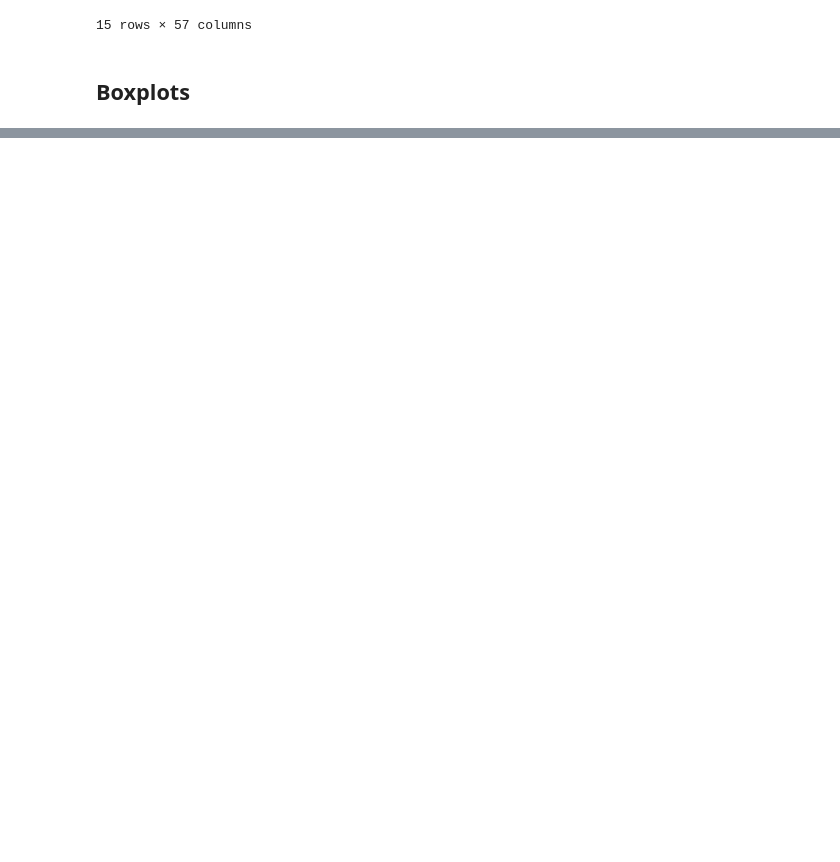
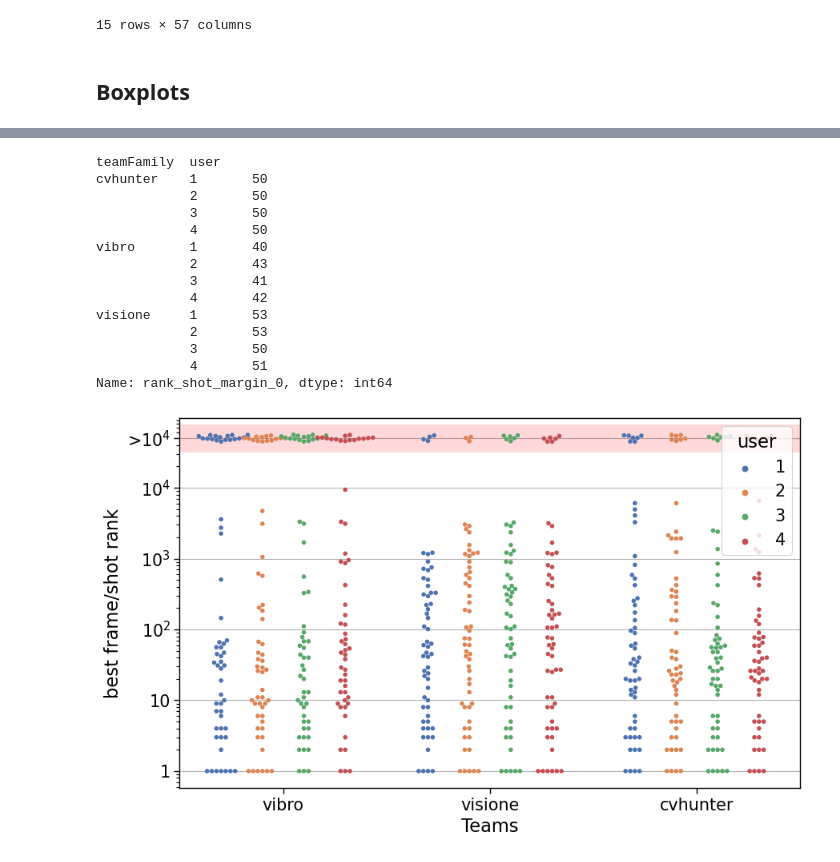
Before and after one commit to Visual-Computing/VBS22-Post-Evaluation, a Jupyter notebook: notebooks/Teams_Results_Analysis.ipynb, the cells around one changed output, grey strips where cells are left out. Saved outputs shown, nothing was run; the diff lists cells and outputs as text; code cells hidden in the pictures; blank space fills up the shorter version.

Commit message:
fixing some plots in Teams_Results_Analysis

```diff
--- a/notebooks/Teams_Results_Analysis.ipynb
+++ b/notebooks/Teams_Results_Analysis.ipynb
@@ -12,6 +12,7 @@ events_dir=f"{data_dir}/events"
 teams_list=  ['vibro1','vibro2','vibro3','vibro4','visione1','visione2','visione3','visione4','cvhunter1', 'cvhunter2','cvhunter3', 'cvhunter4'] #teams used in the analysis
 if not os.path.isdir(output_dir):
         os.makedirs(output_dir)
+sns.set_context("paper", font_scale=1.7) #rc={"font.size":15,"axes.titlesize":15,"axes.labelsize":15}
 # %% [markdown]
 # Loading and processing data
 # %%
@@ -244,0 +180,71 @@ Name: score, dtype: int64
+# %%
+ylabel={"rank_shot_margin_0":"best frame/shot rank", "rank_video":"best video rank", "score": "DRES Score"}
+# %%
+#x: team family, #y: rank best item
+
+df=df_results.copy(deep=True)
+max_records_plot=10000
+
+figsize = [10, 6]
+plot_column_name="rank_shot_margin_0"
+
+view = df[df[plot_column_name] != -1].groupby(['teamFamily', 'user']).agg('count')[plot_column_name]
+print(view) #checking if we can do a boxplot or if there are too many missing values
+
+where_missing_data_is = max_records_plot * 5
+#missing datapoints are set in some random lines after max_records_plot + k
+df.loc[df[plot_column_name] > max_records_plot, plot_column_name]=-1
+
+# select only some coumns of interest
+df = df[[plot_column_name, "teamFamily", "user", "task"]]
+df.sort_values(by=[plot_column_name])
+
+# Initialize the figure with a logarithmic y axis
+f, ax = plt.subplots(figsize=figsize)
+ax.set_yscale("log")
+r = list(range(0, int(math.log10(max_records_plot))))
+r = r + [r[-1] + 1]
+ax.set_yticks([10 ** x for x in r] + [where_missing_data_is])
+ax.set_yticklabels(['1' if x == 0 else '10' if x == 1 else f'10$^{x}$' for x in r] + [f'>10$^{r[-1]}$'])
+ax.yaxis.grid(True)
+ax.set(xlabel="Teams")
+ax.set(ylabel=ylabel[plot_column_name])
+
+# Plots boxplots
+#sns.
+#sns.boxplot(x="teamFamily", hue="user", y=plot_column_name, data=df[df[plot_column_name] != -1], width=.6, palette="vlag", order=["vibro", "visione", "cvhunter"])
+
+df.sort_values(by=[plot_column_name])
+df.loc[df[plot_column_name] == -1, plot_column_name] = np.random.uniform(
+        where_missing_data_is * 10 ** (-0.05),
+        where_missing_data_is * 10 ** (0.05),
+        len(df.loc[df[plot_column_name] == -1]))
+
+
+sns.swarmplot(x="teamFamily", hue="user", y=plot_column_name, data=df,size=4, dodge=True, alpha=1,order=["vibro", "visione", "cvhunter"], palette="deep")
+#sns.stripplot(x="teamFamily", hue="user", y=plot_column_name, data=df,size=5, linewidth=1, dodge=True, alpha=1, order=["vibro", "visione", "cvhunter"])
+ax.axhline(y=where_missing_data_is, linewidth=25, color='r', alpha=0.15)
+
+
+handles, labels = ax.get_legend_handles_labels()
+ax.legend(handles[:4], labels[:4], title="user", loc="best")  # , ncol=2,)
+
+
+# sns.despine(trim=True, left=True)
+plt.savefig(f'{output_dir}/kis_{plot_column_name}_boxplot_max_records{max_records_plot}.pdf', format='pdf', bbox_inches="tight")
+# %% [output]
+teamFamily  user
+cvhunter    1       50
+            2       50
+            3       50
+            4       50
+vibro       1       40
+            2       43
+            3       41
+            4       42
+visione     1       53
+            2       53
+            3       50
+            4       51
+Name: rank_shot_margin_0, dtype: int64
+[figure, added]
```
Also changed, not shown: parts of 7 cells of this notebook, 1 other file.
